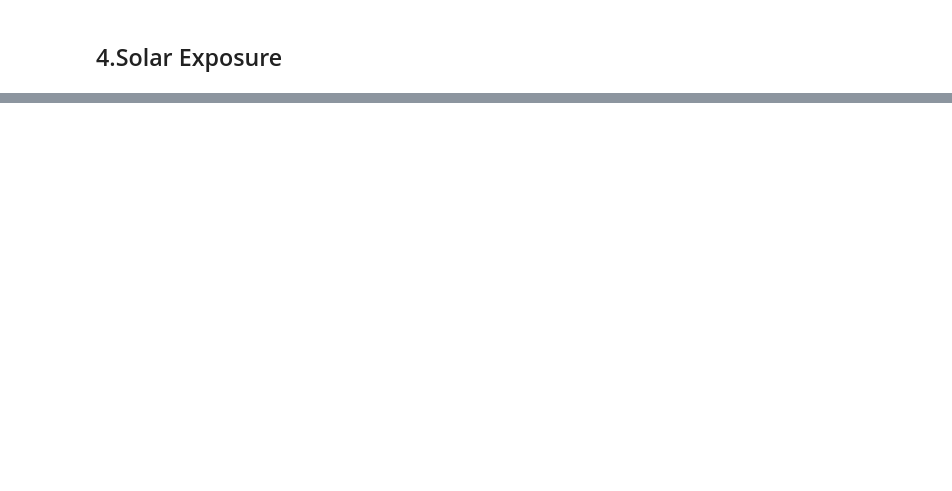
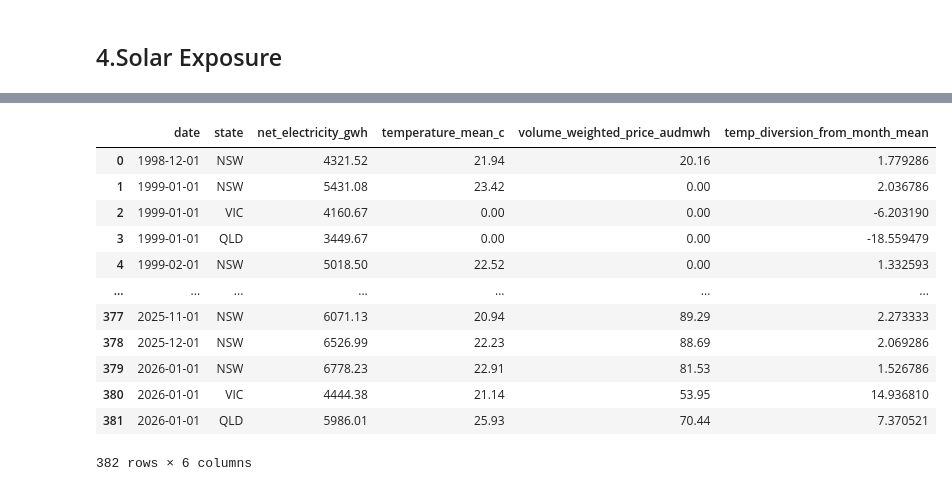
Before and after one commit to DavidP-01/example_analysis_david_p, a Jupyter notebook: supply_electricity_forecasting_features.ipynb, the cells around one changed output, grey strips where cells are left out. Saved outputs shown, nothing was run; the diff lists cells and outputs as text; code cells hidden in the pictures; blank space fills up the shorter version.

```diff
--- a/supply_electricity_forecasting_features.ipynb
+++ b/supply_electricity_forecasting_features.ipynb
@@ -289,0 +399,7 @@ combined_data.to_parquet(path)
+# %%
+#create sink df
+dates = pd.date_range(start='1990-01-01', end='2026-01-01', freq='MS')
+states = ['NSW', 'VIC', 'QLD']
+index = pd.MultiIndex.from_product([dates, states], names=['date', 'state'])
+feature_df = pd.DataFrame(index=index).reset_index()
+feature_df
@@ -289,0 +420,12 @@ combined_data.to_parquet(path)
+# %%
+# import all parquets
+data_folder = os.path.join(os.getcwd(), r'features')
+#get list of CSV names in folder
+file = [s for s in os.listdir(data_folder) if s.endswith('.parquet')]
+# %%
+list_features = []
+for i in file:
+    path = os.path.join(data_folder,i)
+    print('Imported: '+str(path))
+
+    list_features.append(pd.read_parquet(path))
@@ -289,0 +437,18 @@ combined_data.to_parquet(path)
+# %%
+feature_df = feature_df.merge(list_features[0], left_on=['date','state'] , right_on=['date','state'])
+# %%
+feature_df
+# %% [output]
+|  | date | state | net_electricity_gwh | temperature_mean_c | volume_weighted_price_audmwh | temp_diversion_from_month_mean |
+| 0 | 1998-12-01 | NSW | 4321.52 | 21.94 | 20.16 | 1.779286 |
+| 1 | 1999-01-01 | NSW | 5431.08 | 23.42 | 0.00 | 2.036786 |
+| 2 | 1999-01-01 | VIC | 4160.67 | 0.00 | 0.00 | -6.203190 |
+| 3 | 1999-01-01 | QLD | 3449.67 | 0.00 | 0.00 | -18.559479 |
+| 4 | 1999-02-01 | NSW | 5018.50 | 22.52 | 0.00 | 1.332593 |
+| ... | ... | ... | ... | ... | ... | ... |
+| 377 | 2025-11-01 | NSW | 6071.13 | 20.94 | 89.29 | 2.273333 |
+| 378 | 2025-12-01 | NSW | 6526.99 | 22.23 | 88.69 | 2.069286 |
+| 379 | 2026-01-01 | NSW | 6778.23 | 22.91 | 81.53 | 1.526786 |
+| 380 | 2026-01-01 | VIC | 4444.38 | 21.14 | 53.95 | 14.936810 |
+| 381 | 2026-01-01 | QLD | 5986.01 | 25.93 | 70.44 | 7.370521 |
+382 rows × 6 columns
```
Also changed, not shown: parts of 10 cells of this notebook, 4 other files.
